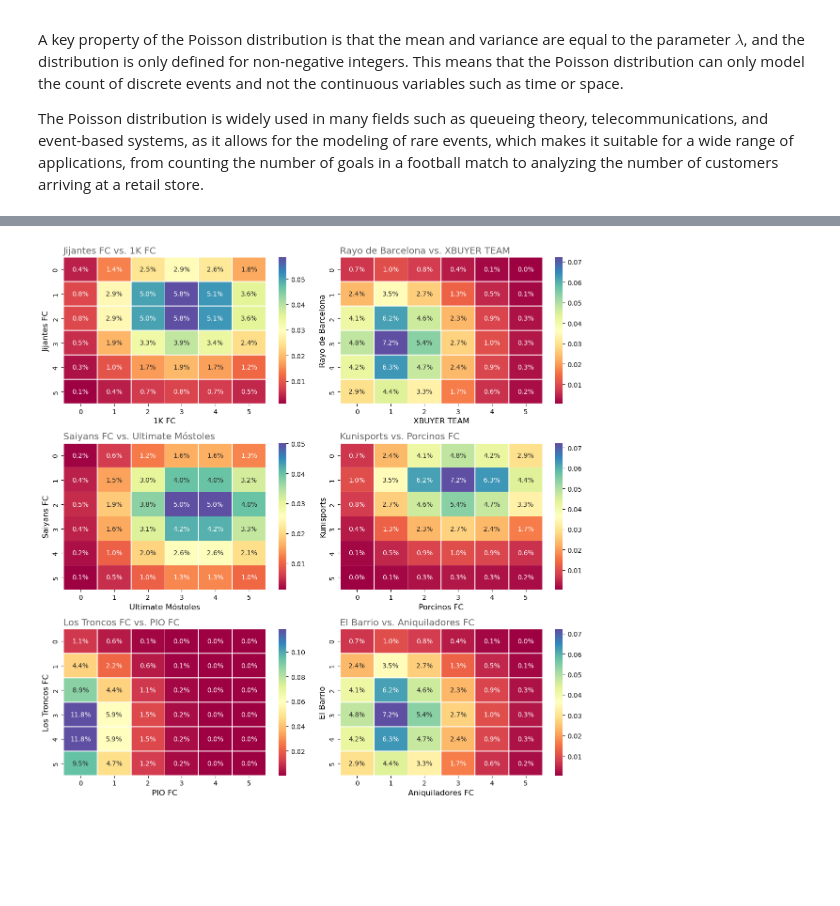
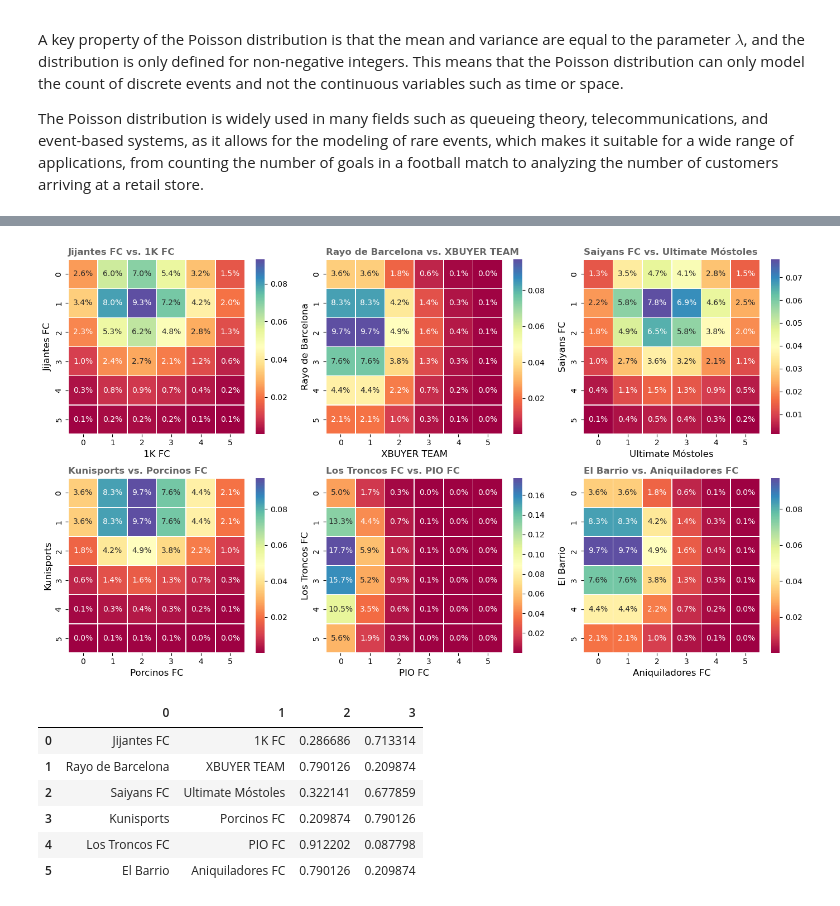
Before and after one commit to imarranz/modelling-kingsleague-scores, a Jupyter notebook: notebooks/20220111-IMA-Probabilities.ipynb, the cells around one changed output, grey strips where cells are left out. Saved outputs shown, nothing was run; the diff lists cells and outputs as text; code cells hidden in the pictures; blank space fills up the shorter version.

Commit message:
:zap::bar_chart: update: new analysis and predictions:

```diff
--- a/notebooks/20220111-IMA-Probabilities.ipynb
+++ b/notebooks/20220111-IMA-Probabilities.ipynb
@@ -247,19 +295,3 @@ probabilidades.style\
-# %%
-def probabilitycross(team1, team2, probabilities):
-    resultado = []
-    for i_ in range(6):
-        resultado.append([probabilities.loc[team1, i_]*x for x in probabilities.loc[team2]])
-    return pd.DataFrame(resultado)
-
-
-def plotprobabilitycross(team1, team2, probabilities, ax):
-
-    sns.heatmap(probabilitycross(team1, team2, probabilities),
-                annot = True, annot_kws = {"size": 10}, ax = ax,
-                fmt = ".1%", linewidths = 0.5, cmap = 'Spectral')
-    ax.set_xlabel(team2, fontsize = 12)
-    ax.set_ylabel(team1, fontsize = 12)
-    ax.set_title(team1 + ' vs. ' + team2, fontsize = 14, loc = 'left', color = '0.4')
 # %%
 probabilitycross(team1 = 'PIO FC', team2 = 'Ultimate Móstoles', probabilities = probabilidades)
 # %% [output]
@@ -306,11 +338,29 @@ match
 # %%
-fig, axes = plt.subplots(nrows = 3, ncols = 2, figsize = (12, 12))
+fig, axes = plt.subplots(nrows = 2, ncols = 3, figsize = (14, 8))
+
+opciones = []
 
 for i, ax in zip(range(match.shape[0]), axes.flat):
     team1 = match.iloc[i,0]
     team2 = match.iloc[i,4]
     plotprobabilitycross(team1 = team1, team2 = team2, probabilities = probabilidades, ax = ax)
+    pc = probabilitycross(team1 = team1, team2 = team2, probabilities = probabilidades)
+    pteam1 = npy.sum(npy.tril(pc))
+    pteam2 = npy.sum(npy.triu(pc))
+    d = (pteam1 + pteam2 - 1)
+    m = (pteam1 - d) + (pteam2 - d)
+    opciones.append([team1, team2, (pteam1 - d)/m, (pteam2 - d)/m])
 
 fig.tight_layout()
 # %% [output]
-[figure, old version]
+[figure, new version]
+# %%
+pd.DataFrame(opciones)
+# %% [output]
+|  | 0 | 1 | 2 | 3 |
+| 0 | Jijantes FC | 1K FC | 0.286686 | 0.713314 |
+| 1 | Rayo de Barcelona | XBUYER TEAM | 0.790126 | 0.209874 |
+| 2 | Saiyans FC | Ultimate Móstoles | 0.322141 | 0.677859 |
+| 3 | Kunisports | Porcinos FC | 0.209874 | 0.790126 |
+| 4 | Los Troncos FC | PIO FC | 0.912202 | 0.087798 |
+| 5 | El Barrio | Aniquiladores FC | 0.790126 | 0.209874 |
```
Also changed, not shown: parts of 14 cells of this notebook.
